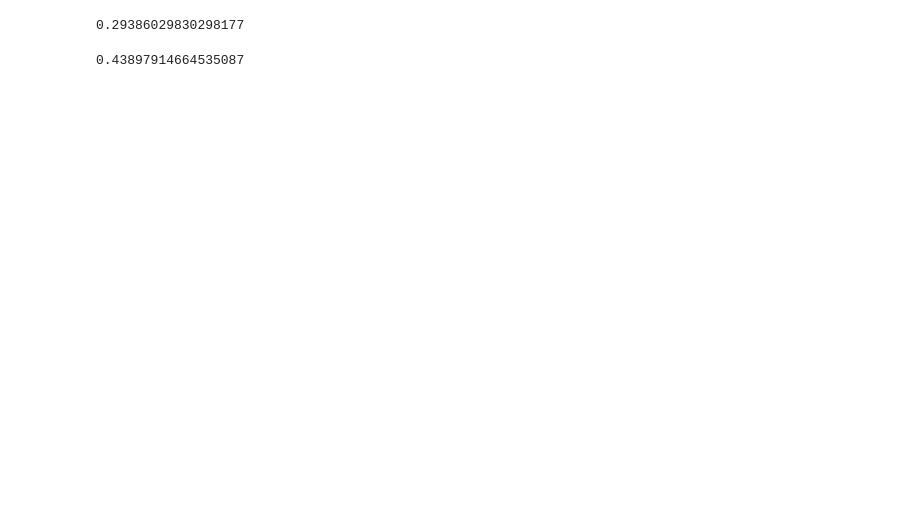
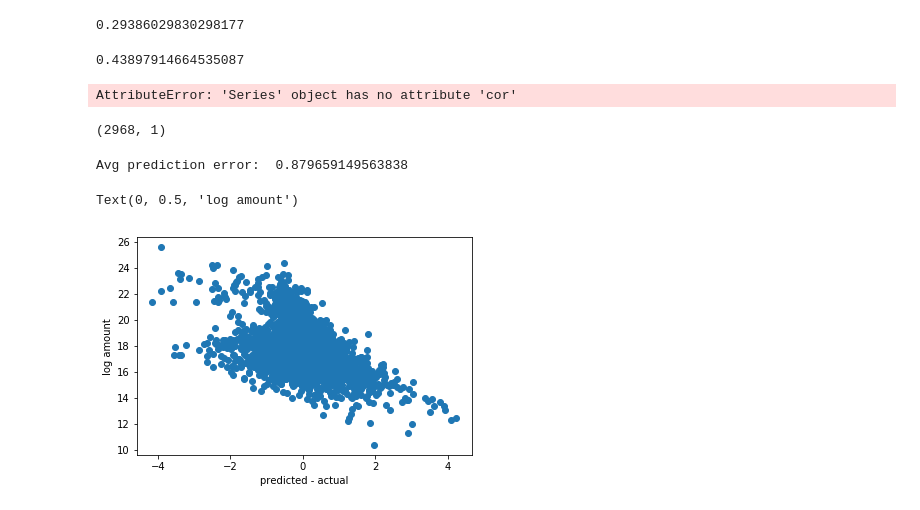
Before and after one commit to HenryDorsey/ConsultingProject, a Jupyter notebook: BusinessDataOutlierAnalysis.ipynb, the cells around one changed output. Cells and saved outputs as stored; diff of their text form; code cells hidden in the pictures; blank space fills up the shorter version.

```diff
--- a/BusinessDataOutlierAnalysis.ipynb
+++ b/BusinessDataOutlierAnalysis.ipynb
@@ -255,3 +257,30 @@ np.std(np.log(data.logmedincome[np.abs(data.outlying)==1]))
 np.std(np.log(data.logmedincome[np.abs(data.outlying)==0]+.0001))
 # %% [output]
 0.43897914664535087
+# %%
+data['log population'].cor(data['log median income'])
+# %% [output]
+AttributeError: 'Series' object has no attribute 'cor'
+# %%
+x_pop=np.asarray(data[['log population']])
+x_pop.shape
+# %% [output]
+(2968, 1)
+# %%
+y = np.asarray(data['log amount']).reshape(-1,1)
+
+
+model = linear_model.LinearRegression().fit(x_pop, y)
+
+yhat = model.predict(x_pop)
+pred_error = np.sqrt(np.mean(np.subtract(yhat, y)**2))
+print("Avg prediction error: ", pred_error)
+# %% [output]
+Avg prediction error:  0.879659149563838
+# %%
+plt.scatter(np.subtract(yhat, y), data['log amount'])
+plt.xlabel('predicted - actual')
+plt.ylabel('log amount')
+# %% [output]
+Text(0, 0.5, 'log amount')
+[figure, added]
```
Also changed, not shown: parts of 15 cells of this notebook.
